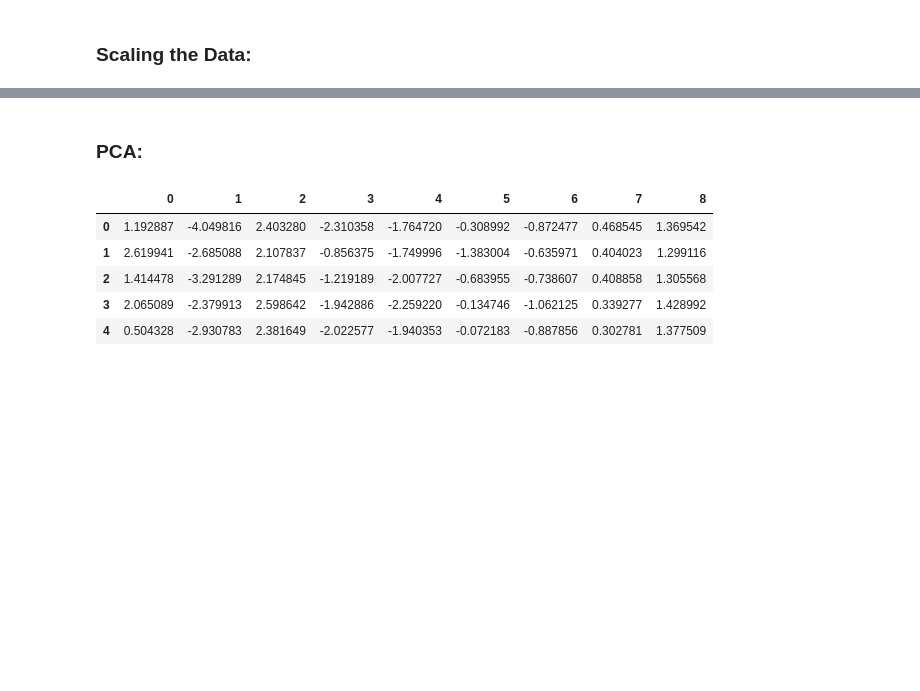
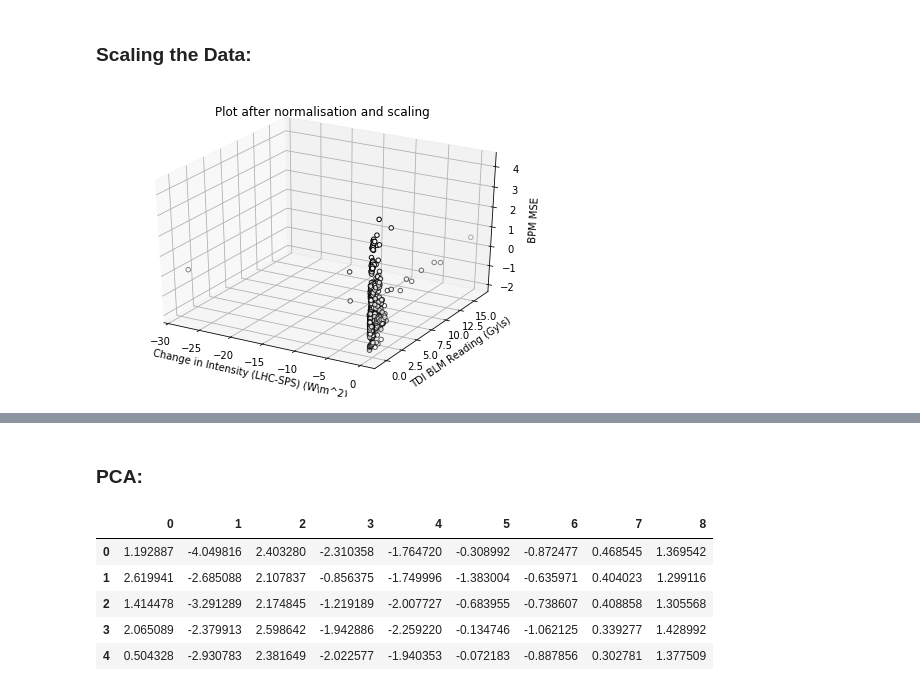
Before and after one commit to mfer0010/BscThesis, a Jupyter notebook: Jupyter Notebook Code/15_PCA and Beyond.ipynb, the cells around one changed output, grey strips where cells are left out. Cells and saved outputs as stored; diff of their text form; code cells hidden in the pictures; blank space fills up the shorter version.

```diff
--- a/Jupyter Notebook Code/15_PCA and Beyond.ipynb
+++ b/Jupyter Notebook Code/15_PCA and Beyond.ipynb
@@ -32,10 +51,24 @@ Data.head()
 # %%
 from sklearn.preprocessing import StandardScaler
 # %%
-features = ['Abort Gap Reading','LHC-SPS','BLM','BPM Reading 1','BPM Reading 2','BPM Reading 3','BPM Reading 4',
+features = ['normAbort Gap Reading','normLHC-SPS','normBLM','BPM MSE','BPM Reading 1','BPM Reading 2','BPM Reading 3','BPM Reading 4',
            'BPM Reading 5','BPM Reading 6','BPM Reading 7','BPM Reading 8','BPM Reading 9','BPM Reading 10',
            'BPM Reading 11','BPM Reading 12','BPM Reading 13','BPM Reading 14','BPM Reading 15','BPM Reading 16',
            'BPM Reading 17','BPM Reading 18','Change in Number of Bunches']
 #Separate out the features
 x = Data.loc[:,features].values
 x = StandardScaler().fit_transform(x)
+# %%
+x = pd.DataFrame(columns=features,data=x)
+# %%
+fig = plt.figure()
+ax = Axes3D(fig)
+ax.scatter(x['normLHC-SPS'],x['normBLM'],x['BPM MSE'],c='white',
+                edgecolor='k', s=20)
+ax.set_xlabel('Change in Intensity (LHC-SPS) (W\m^2)')
+ax.set_ylabel('TDI BLM Reading (Gy\s)')
+ax.set_zlabel('BPM MSE')
+ax.set_title('Plot after normalisation and scaling')
+plt.show()
+# %% [output]
+[figure, added]
```
Also changed, not shown: parts of 14 cells of this notebook, 11 other files.
